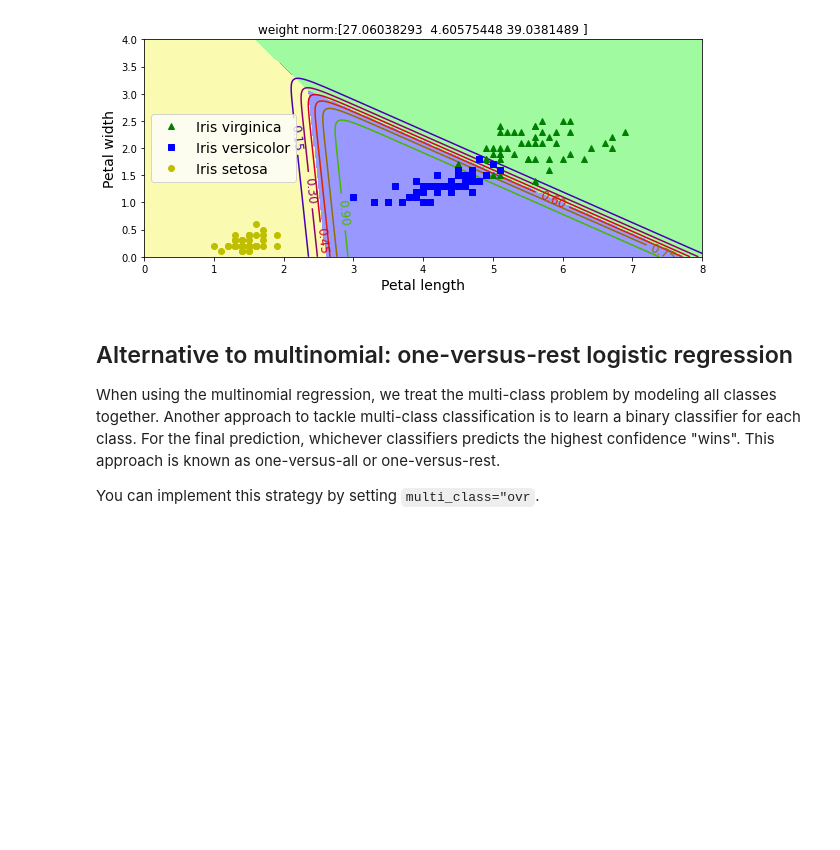
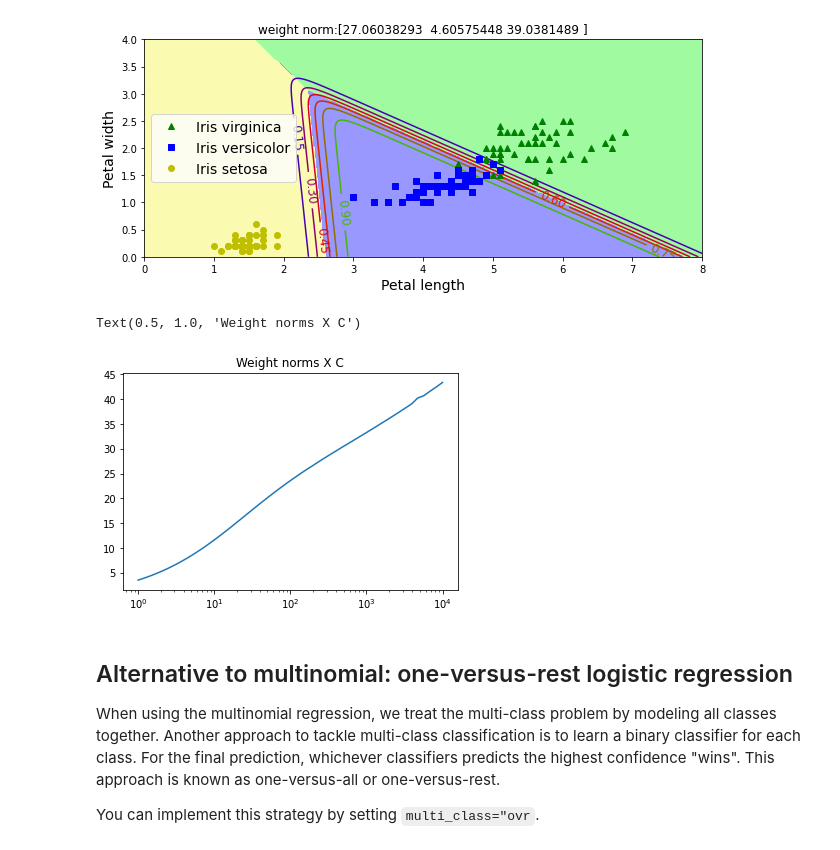
Before and after one commit to thalitadru/ml-class-epf, a Jupyter notebook: LabAssignment1_complete.ipynb, the cells around one changed output. Cells and saved outputs as stored; diff of their text form; code cells hidden in the pictures; blank space fills up the shorter version.

Commit message:
Added some extra plots to the complete version

```diff
--- a/LabAssignment1_complete.ipynb
+++ b/LabAssignment1_complete.ipynb
@@ -152,6 +152,19 @@ for C in [1, 10, 100]:
 [figure]
 [figure]
 [figure]
+# %%
+Cs = np.logspace(0, 4, 50)
+w_norms = []
+for C in Cs:
+    softmax_reg.set_params(C=C)
+    softmax_reg.fit(X, y)
+    w_norms.append((softmax_reg.coef_**2).mean())
+# %%
+plt.semilogx(Cs, w_norms)
+plt.title("Weight norms X C")
+# %% [output]
+Text(0.5, 1.0, 'Weight norms X C')
+[figure, added]
 # %% [markdown]
 ## Alternative to multinomial: one-versus-rest logistic regression
 When using the multinomial regression, we treat the multi-class problem by modeling all classes together.
```
Also changed, not shown: parts of 7 cells of this notebook.
